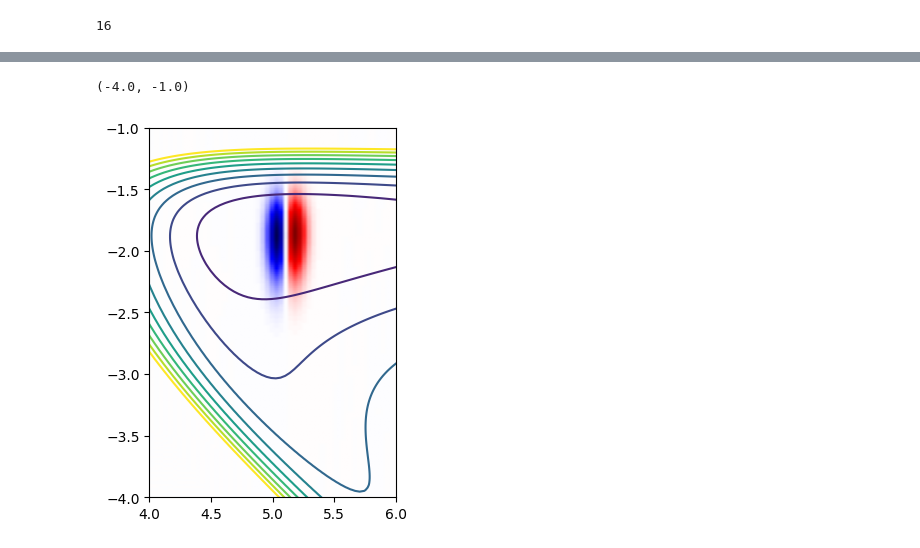
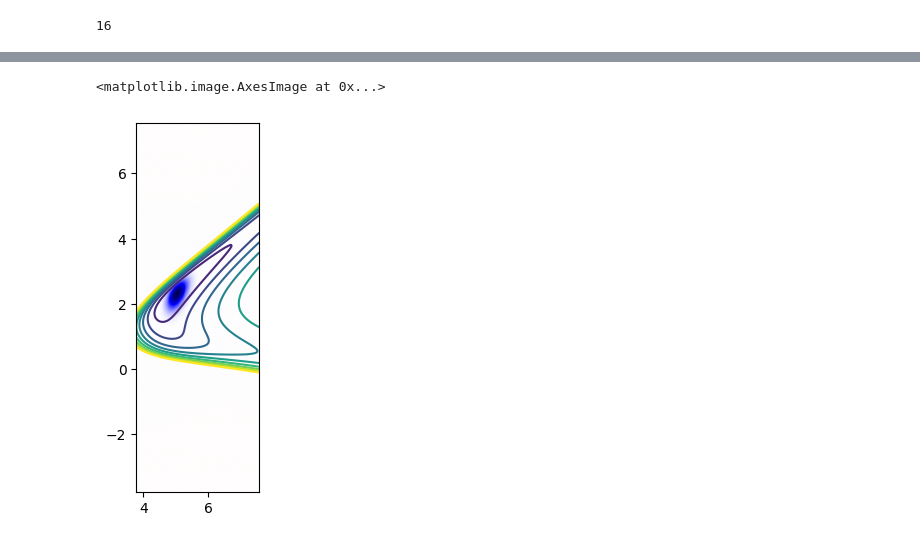
Before and after one commit to subotnikgroup/xebees, a Jupyter notebook: 1D/notebook.ipynb, the cells around one changed output, grey strips where cells are left out. Cells and saved outputs as stored; diff of their text form; code cells hidden in the pictures.

```diff
--- a/1D/notebook.ipynb
+++ b/1D/notebook.ipynb
@@ -18,20 +19,17 @@ pyscflib.num_threads(16)
 # %%
 # set up the calculation
 args = Namespace(
-    M_1 = 1e9,
-    M_2 = 500,
+    M_1 = 10,
+    M_2 = 50,
     g_1 = 1.0,
-    g_2 = 0.4,
+    g_2 = 1.0,
     NR = 101,
     Nr = 400,
-    extent = np.array([2,4,-4,0]),
+    extent = np.array([2,4,0,3]),
 )
 
 # build the terms in the Hamiltonian
 TR, Tr, Tmp, Vgrid, (R,P), (r,p) = fcm.build_terms(args)
 
 # solve the BO surfaces
-surfs = solve_BO_surface(Tr + Tmp, Vgrid)
-
-# solve the full system
-conv, e_approx, evecs = solve_davidson(TR, Tr + Tmp, Vgrid, num_state=5)
+surfs = solve_BO_surfaces(Tr + Tmp, Vgrid)
@@ -47,12 +59,12 @@ plt.plot(R, surfs)
 # %%
 # plot the potential and the first excited wavefunction (with phase information)
 levels = np.linspace(np.min(Vgrid), 0.08, 10)
 plt.contour(*np.meshgrid(R, r, indexing='ij'), Vgrid, levels=levels)
-psi = evecs[1].reshape(args.NR,args.Nr)
+psi = evecs[0].reshape(args.NR,args.Nr)
 limit = np.max(np.abs(psi))
 plt.imshow(psi.T, extent=(args.extent * ANGSTROM_TO_BOHR), origin='lower', cmap='seismic', vmin=-limit, vmax=limit)
-plt.xlim(4,6)
-plt.ylim(-4,-1)
+#plt.xlim(4,6)
+#plt.ylim(0,3)
 # %% [output]
-(-4.0, -1.0)
+<matplotlib.image.AxesImage at 0x...>
-[figure, old version]
+[figure, new version]
```
Also changed, not shown: parts of 6 cells of this notebook.
